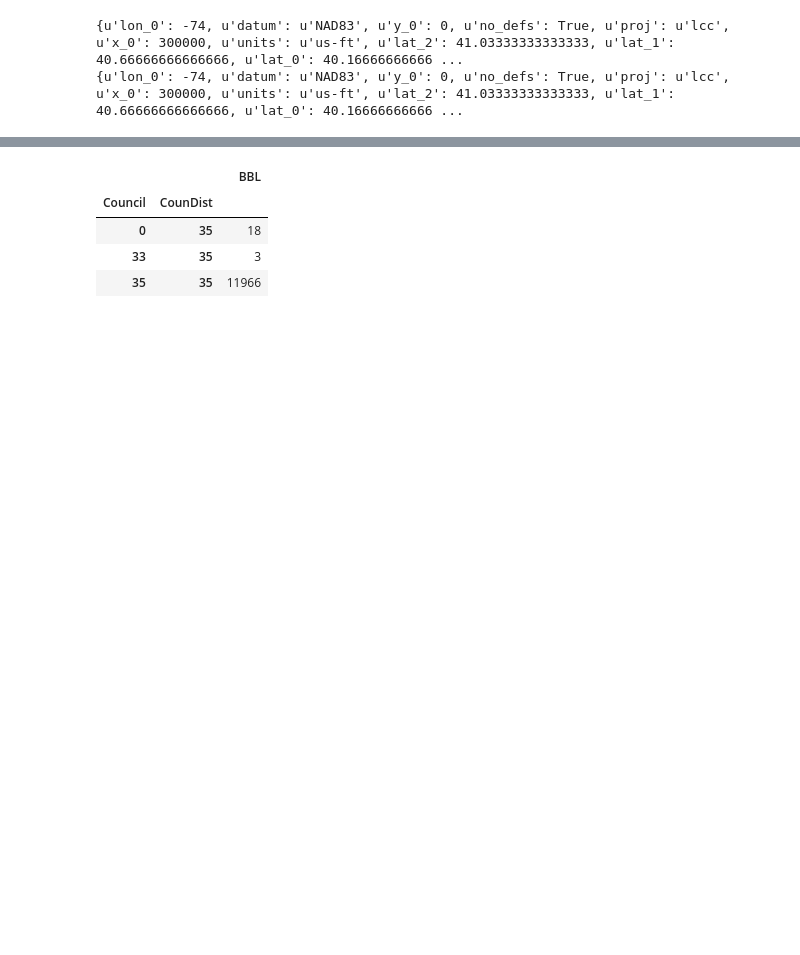
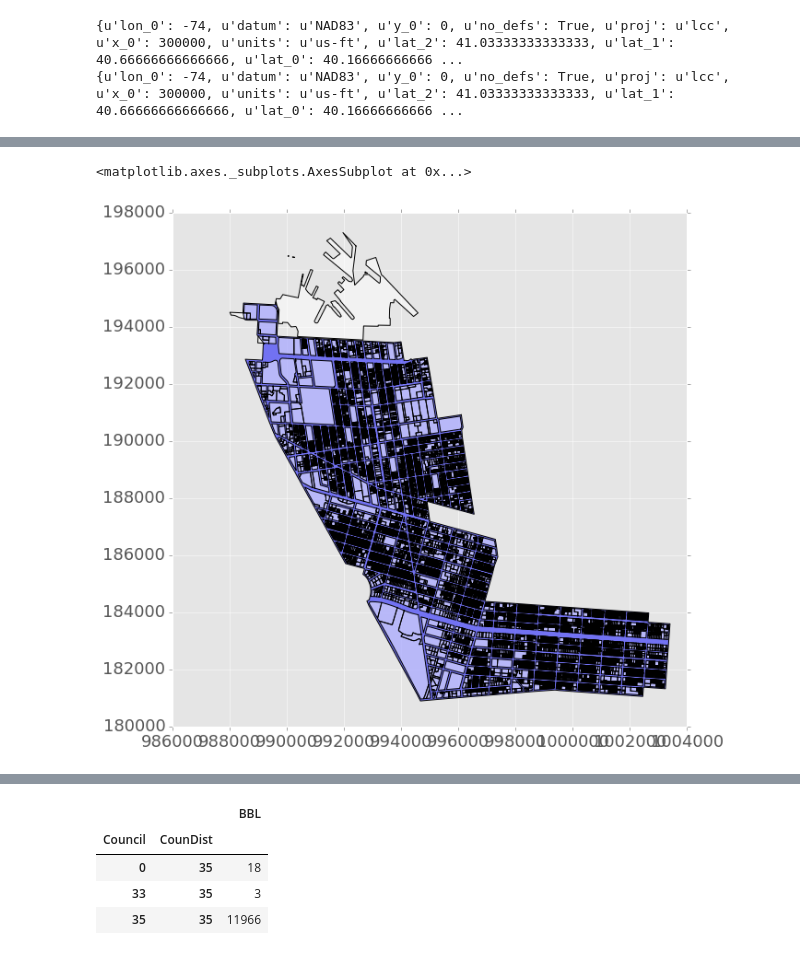
Before and after one commit to deenapatel/mapping, a Jupyter notebook: SpacialJoinExample.ipynb, the cells around one changed output, grey strips where cells are left out. Saved outputs shown, nothing was run; the diff lists cells and outputs as text; code cells hidden in the pictures; blank space fills up the shorter version.

```diff
--- a/SpacialJoinExample.ipynb
+++ b/SpacialJoinExample.ipynb
@@ -202,0 +130,12 @@ dist35lots.head()
+# %%
+# Intersects: finding all the lots that intersect with district 35 from the city council district shapefiles
+d35Inters = sjoin(mappluto,dist35,how='inner',op='intersects')
+
+fig, ax = plt.subplots()
+ax.set_aspect('equal')
+
+dist35.plot(ax=ax,color='blue')
+d35Inters.plot(ax=ax,color='white')
+# %% [output]
+<matplotlib.axes._subplots.AxesSubplot at 0x...>
+[figure, added]
```
Also changed, not shown: parts of 41 cells of this notebook.
